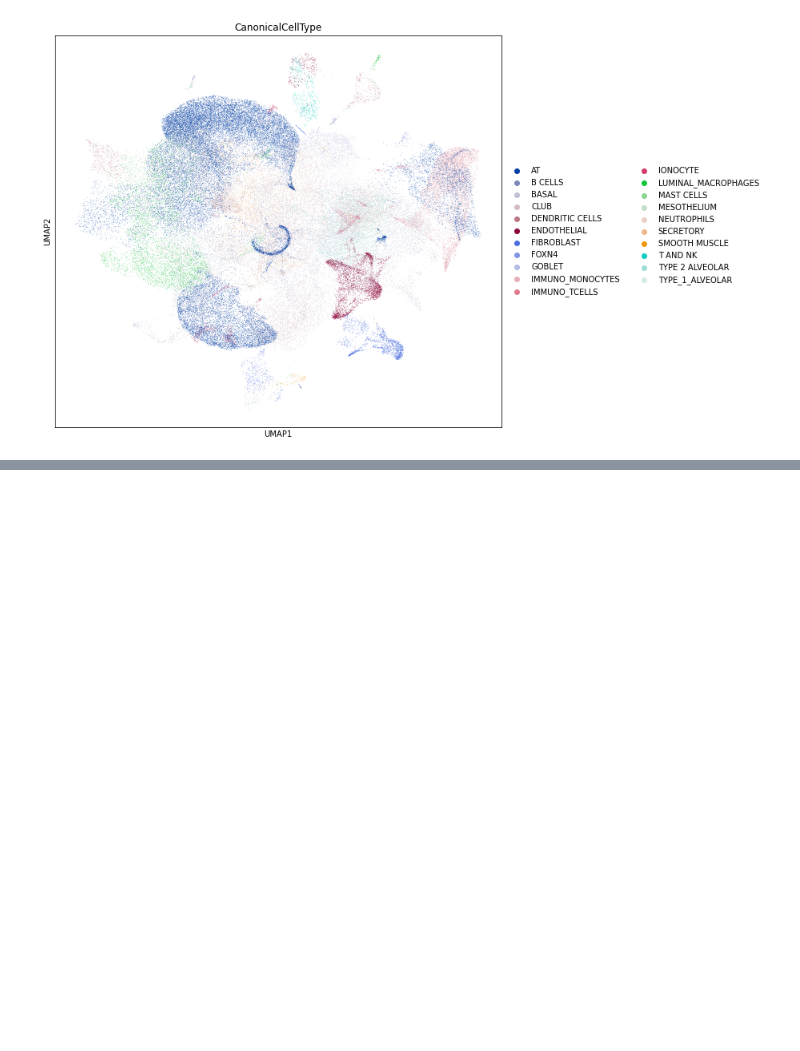
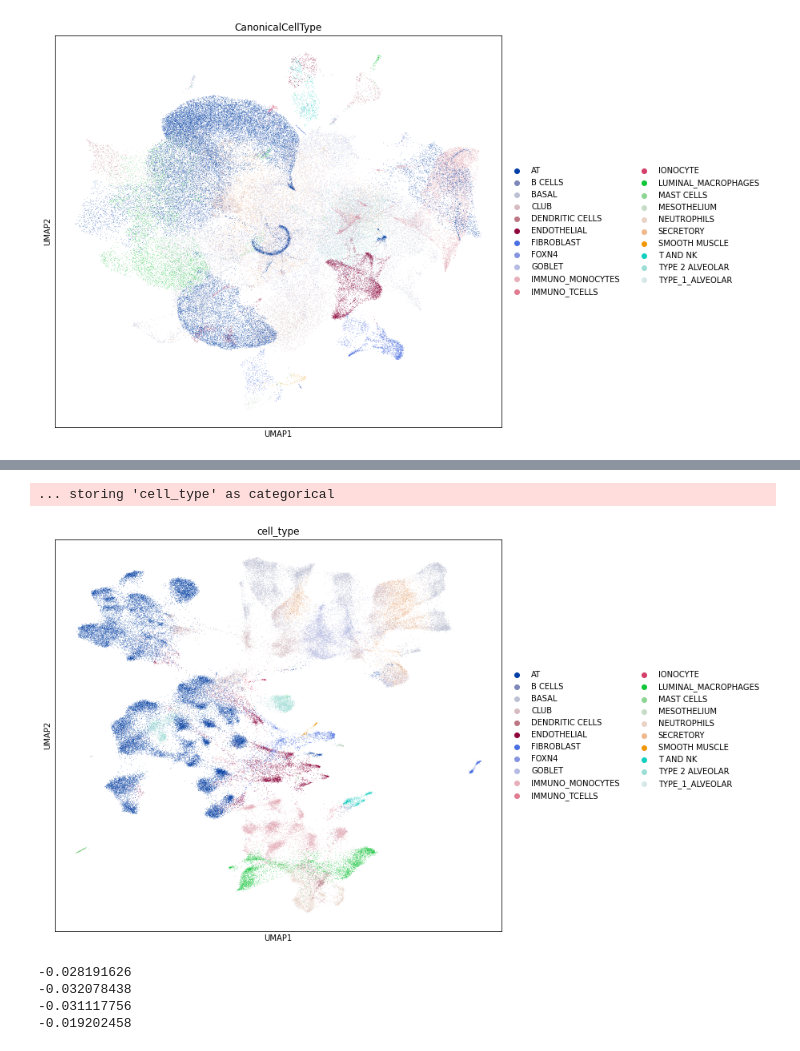
Before and after one commit to maniarathi/cell2vec, a Jupyter notebook: covid_lung.ipynb, the cells around one changed output, grey strips where cells are left out. Drawn from its saved outputs; the diff is of its cells as text; code cells hidden in the pictures; blank space fills up the shorter version.

```diff
--- a/covid_lung.ipynb
+++ b/covid_lung.ipynb
@@ -229,0 +276,6 @@ KeyboardInterrupt:
+# %%
+full = trainer.create_posterior(trainer.model, scvi_anndataset, indices=np.arange(len(scvi_anndataset)))
+# Updating the "minibatch" size after training is useful in low memory configurations
+full = full.update({"batch_size":32})
+latent, batch_indices, labels = full.sequential().get_latent()
+batch_indices = batch_indices.ravel()
@@ -229,0 +289,24 @@ KeyboardInterrupt:
+# %%
+post_adata = anndata.AnnData(X=scvi_anndataset.X)
+post_adata.obsm["X_scVI"] = latent
+post_adata.obs['cell_type'] = np.array([scvi_anndataset.cell_types[scvi_anndataset.labels[i][0]]
+                                        for i in range(post_adata.n_obs)])
+post_adata.obs['batch'] = np.array(scvi_anndataset._batch_indices.ravel())
+spp.neighbors(post_adata, use_rep="X_scVI", n_neighbors=15)
+stl.umap(post_adata, min_dist=0.3)
+# %%
+fig, ax = plt.subplots(figsize=(10, 9))
+spl.umap(post_adata, color=["cell_type"], ax=ax, show=True)
+# %% [output]
+... storing 'cell_type' as categorical
+[figure, added]
+# %%
+print(compute_silhouette_coefficient(post_adata, "X_scVI", "cell_type", 10000))
+print(compute_silhouette_coefficient(post_adata, "X_scVI", "cell_type", 20000))
+print(compute_silhouette_coefficient(post_adata, "X_scVI", "cell_type", 30000))
+print(compute_silhouette_coefficient(post_adata, "X_scVI", "cell_type", 40000))
+# %% [output]
+-0.028191626
+-0.032078438
+-0.031117756
+-0.019202458
```
Also changed, not shown: parts of 18 cells of this notebook.
